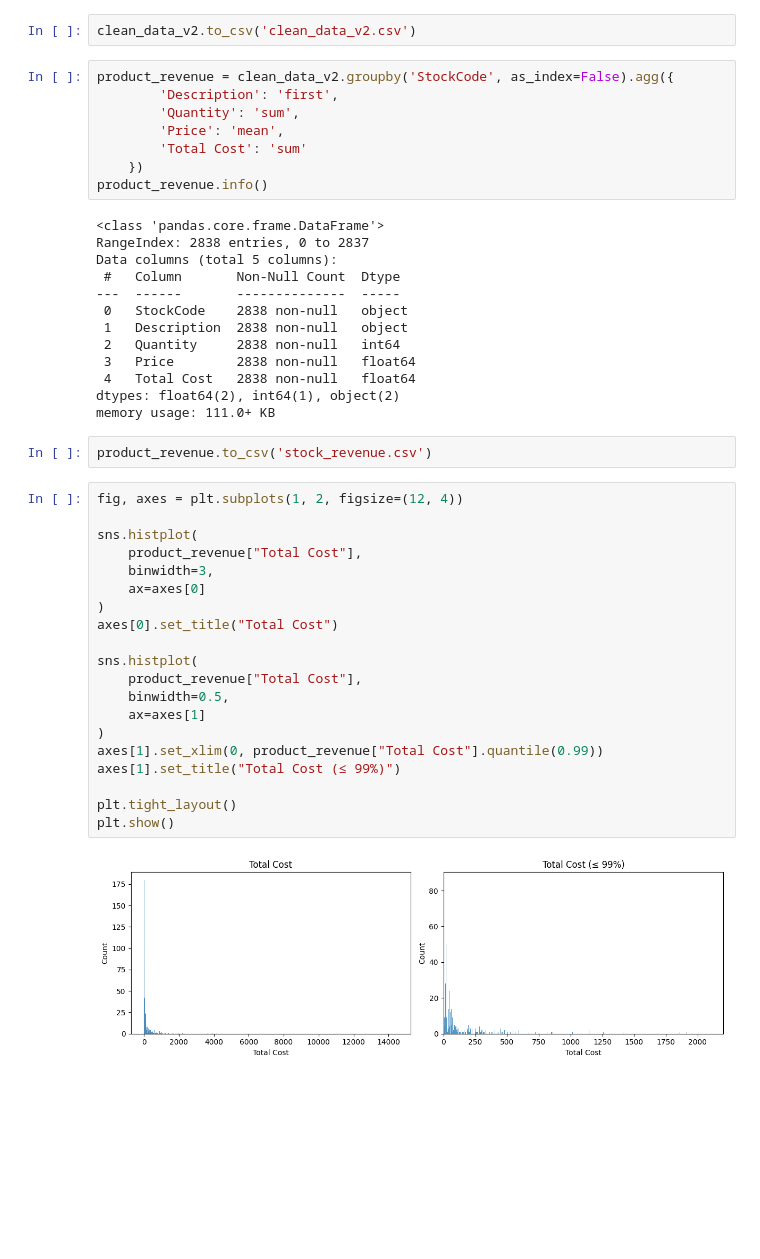
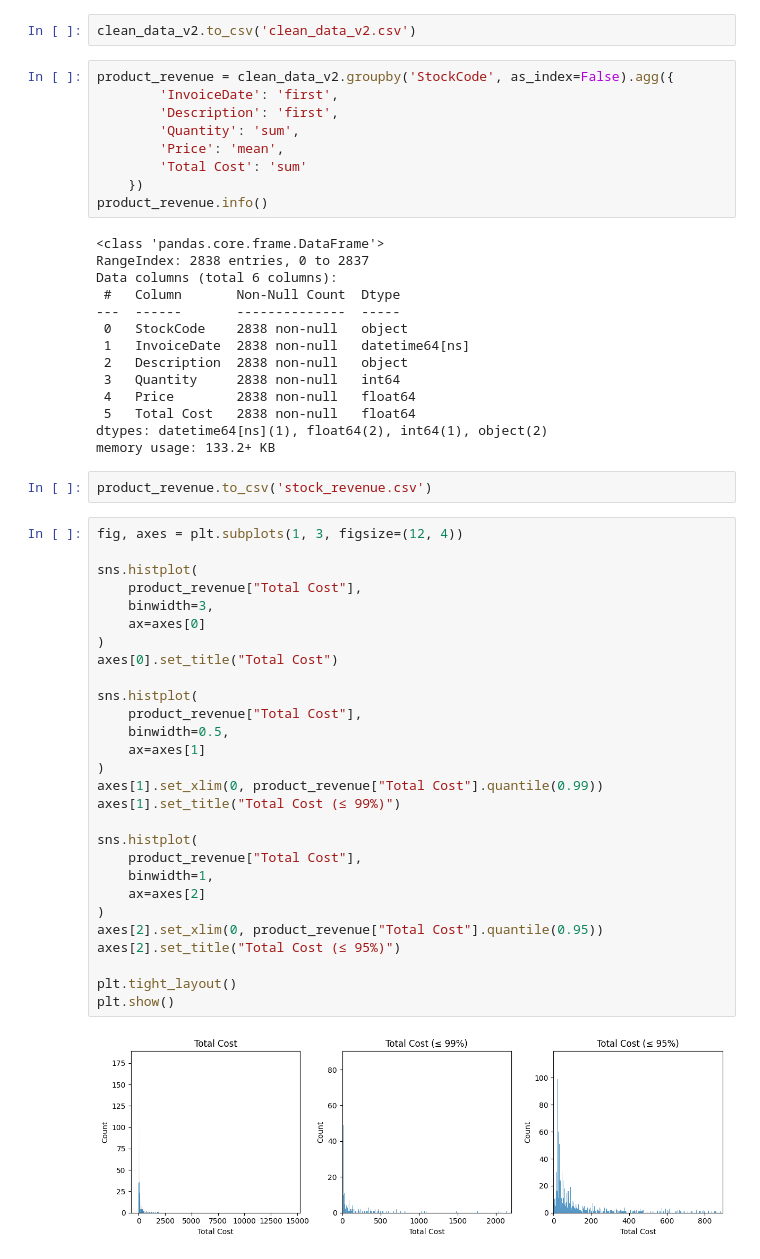
Before and after one commit to Ri-Dearg/ca2-market-retail, a Jupyter notebook: ca2-market-retail.ipynb, the cells around one changed output. Cells and saved outputs as stored; diff of their text form; blank space fills up the shorter version.

```diff
--- a/ca2-market-retail.ipynb
+++ b/ca2-market-retail.ipynb
@@ -330,6 +330,7 @@ memory usage: 1.3+ MB
 clean_data_v2.to_csv('clean_data_v2.csv')
 # %%
 product_revenue = clean_data_v2.groupby('StockCode', as_index=False).agg({
+        'InvoiceDate': 'first',
         'Description': 'first',
         'Quantity': 'sum',
         'Price': 'mean',
@@ -339,37 +340,46 @@ product_revenue.info()
 # %% [output]
 <class 'pandas.core.frame.DataFrame'>
 RangeIndex: 2838 entries, 0 to 2837
-Data columns (total 5 columns):
+Data columns (total 6 columns):
  #   Column       Non-Null Count  Dtype
 ---  ------       --------------  -----
  0   StockCode    2838 non-null   object
- 1   Description  2838 non-null   object
- 2   Quantity     2838 non-null   int64
- 3   Price        2838 non-null   float64
- 4   Total Cost   2838 non-null   float64
-dtypes: float64(2), int64(1), object(2)
-memory usage: 111.0+ KB
+ 1   InvoiceDate  2838 non-null   datetime64[ns]
+ 2   Description  2838 non-null   object
+ 3   Quantity     2838 non-null   int64
+ 4   Price        2838 non-null   float64
+ 5   Total Cost   2838 non-null   float64
+dtypes: datetime64[ns](1), float64(2), int64(1), object(2)
+memory usage: 133.2+ KB
 # %%
 product_revenue.to_csv('stock_revenue.csv')
 # %%
-fig, axes = plt.subplots(1, 2, figsize=(12, 4))
+fig, axes = plt.subplots(1, 3, figsize=(12, 4))
 
 sns.histplot(
     product_revenue["Total Cost"],
     binwidth=3,
     ax=axes[0]
 )
 axes[0].set_title("Total Cost")
 
 sns.histplot(
     product_revenue["Total Cost"],
     binwidth=0.5,
     ax=axes[1]
 )
 axes[1].set_xlim(0, product_revenue["Total Cost"].quantile(0.99))
 axes[1].set_title("Total Cost (≤ 99%)")
 
+sns.histplot(
+    product_revenue["Total Cost"],
+    binwidth=1,
+    ax=axes[2]
+)
+axes[2].set_xlim(0, product_revenue["Total Cost"].quantile(0.95))
+axes[2].set_title("Total Cost (≤ 95%)")
+
 plt.tight_layout()
 plt.show()
 # %% [output]
-[figure, old version]
+[figure, new version]
```
Also changed, not shown: parts of 2 cells of this notebook.
